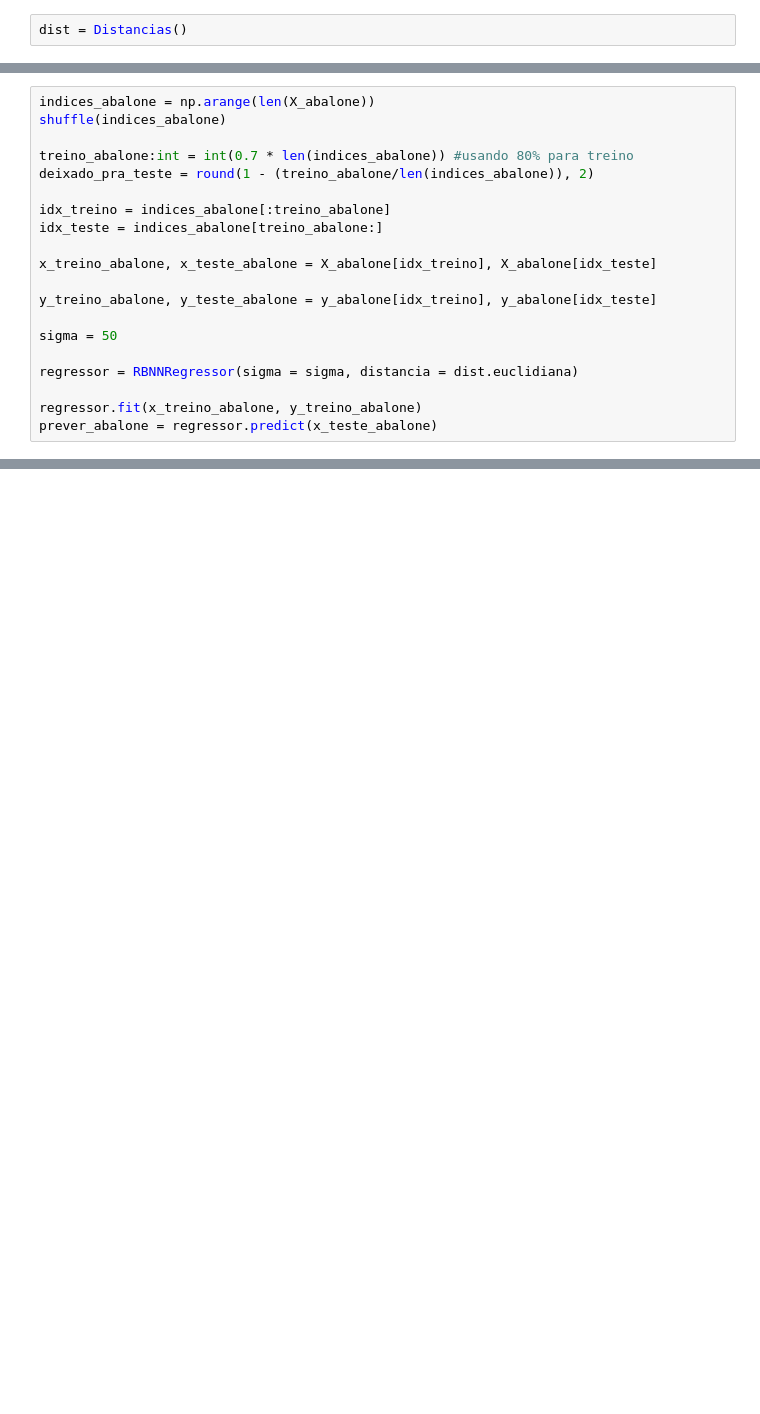
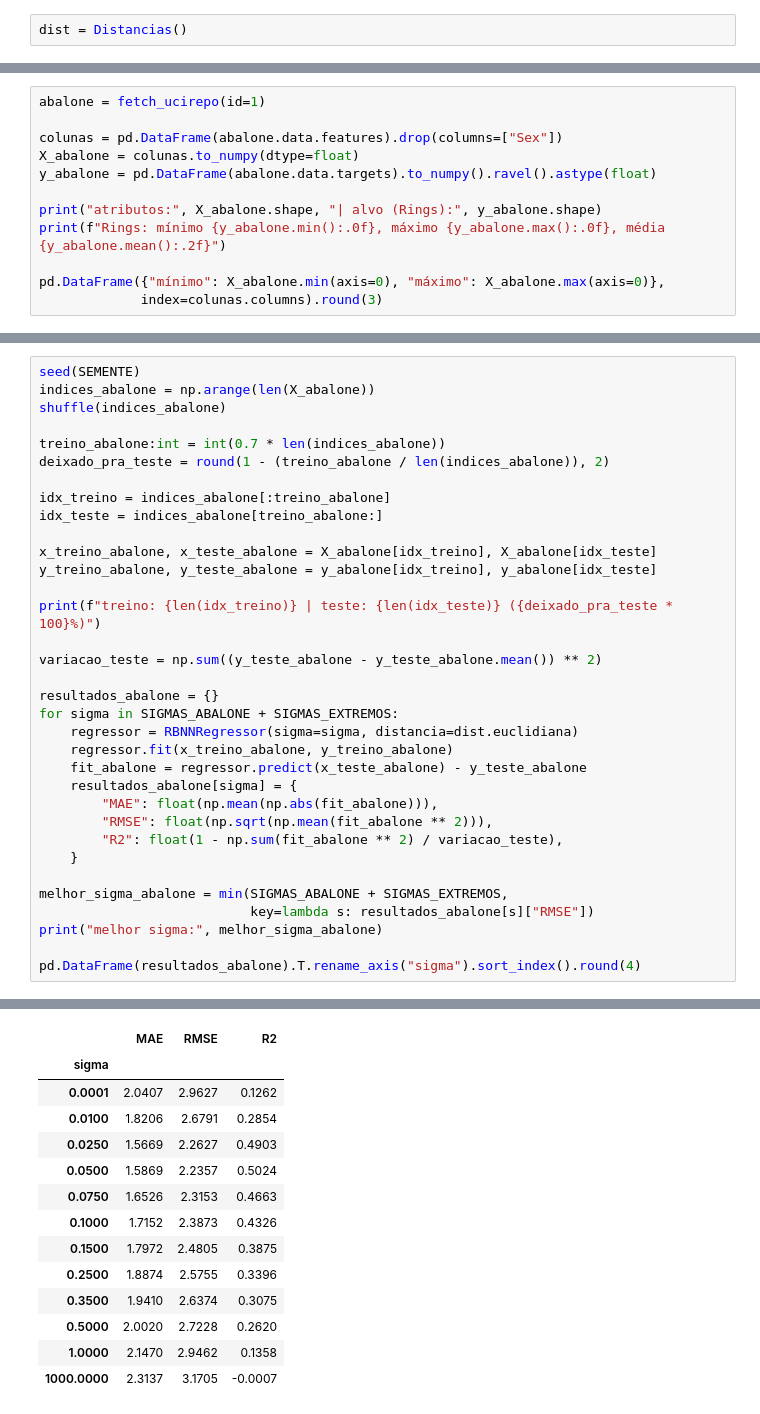
Before and after one commit to Teus-Andrezana/Trabalho-RBNN, a Jupyter notebook: main.ipynb, the cells around one changed output, grey strips where cells are left out. Saved outputs shown, nothing was run; the diff lists cells and outputs as text; blank space fills up the shorter version.

Commit message:
Realizei as análises na base abalone

```diff
--- a/main.ipynb
+++ b/main.ipynb
@@ -238,0 +216,12 @@ y_abalone =  pd.DataFrame(abalone.data.targets).to_numpy().ravel()
+# %%
+abalone = fetch_ucirepo(id=1)
+
+colunas = pd.DataFrame(abalone.data.features).drop(columns=["Sex"])
+X_abalone = colunas.to_numpy(dtype=float)
+y_abalone = pd.DataFrame(abalone.data.targets).to_numpy().ravel().astype(float)
+
+print("atributos:", X_abalone.shape, "| alvo (Rings):", y_abalone.shape)
+print(f"Rings: mínimo {y_abalone.min():.0f}, máximo {y_abalone.max():.0f}, média {y_abalone.mean():.2f}")
+
+pd.DataFrame({"mínimo": X_abalone.min(axis=0), "máximo": X_abalone.max(axis=0)},
+             index=colunas.columns).round(3)
@@ -239,20 +239,35 @@ y_abalone =  pd.DataFrame(abalone.data.targets).to_numpy().ravel()
 # %%
+seed(SEMENTE)
 indices_abalone = np.arange(len(X_abalone))
 shuffle(indices_abalone)
 
-treino_abalone:int = int(0.7 * len(indices_abalone)) #usando 80% para treino
-deixado_pra_teste = round(1 - (treino_abalone/len(indices_abalone)), 2)
+treino_abalone:int = int(0.7 * len(indices_abalone))
+deixado_pra_teste = round(1 - (treino_abalone / len(indices_abalone)), 2)
 
 idx_treino = indices_abalone[:treino_abalone]
 idx_teste = indices_abalone[treino_abalone:]
 
 x_treino_abalone, x_teste_abalone = X_abalone[idx_treino], X_abalone[idx_teste]
-
 y_treino_abalone, y_teste_abalone = y_abalone[idx_treino], y_abalone[idx_teste]
 
-sigma = 50
+print(f"treino: {len(idx_treino)} | teste: {len(idx_teste)} ({deixado_pra_teste * 100}%)")
 
-regressor = RBNNRegressor(sigma = sigma, distancia = dist.euclidiana)
+variacao_teste = np.sum((y_teste_abalone - y_teste_abalone.mean()) ** 2)
 
-regressor.fit(x_treino_abalone, y_treino_abalone)
-prever_abalone = regressor.predict(x_teste_abalone)
+resultados_abalone = {}
+for sigma in SIGMAS_ABALONE + SIGMAS_EXTREMOS:
+    regressor = RBNNRegressor(sigma=sigma, distancia=dist.euclidiana)
+    regressor.fit(x_treino_abalone, y_treino_abalone)
+    fit_abalone = regressor.predict(x_teste_abalone) - y_teste_abalone
+    resultados_abalone[sigma] = {
+        "MAE": float(np.mean(np.abs(fit_abalone))),
+        "RMSE": float(np.sqrt(np.mean(fit_abalone ** 2))),
+        "R2": float(1 - np.sum(fit_abalone ** 2) / variacao_teste),
+    }
+
+melhor_sigma_abalone = min(SIGMAS_ABALONE + SIGMAS_EXTREMOS,
+                           key=lambda s: resultados_abalone[s]["RMSE"])
+print("melhor sigma:", melhor_sigma_abalone)
+
+pd.DataFrame(resultados_abalone).T.rename_axis("sigma").sort_index().round(4)
+# %% [output]
@@ -258,0 +276,14 @@ prever_abalone = regressor.predict(x_teste_abalone)
+|  | MAE | RMSE | R2 |
+| sigma |  |  |  |
+| 0.0001 | 2.0407 | 2.9627 | 0.1262 |
+| 0.0100 | 1.8206 | 2.6791 | 0.2854 |
+| 0.0250 | 1.5669 | 2.2627 | 0.4903 |
+| 0.0500 | 1.5869 | 2.2357 | 0.5024 |
+| 0.0750 | 1.6526 | 2.3153 | 0.4663 |
+| 0.1000 | 1.7152 | 2.3873 | 0.4326 |
+| 0.1500 | 1.7972 | 2.4805 | 0.3875 |
+| 0.2500 | 1.8874 | 2.5755 | 0.3396 |
+| 0.3500 | 1.9410 | 2.6374 | 0.3075 |
+| 0.5000 | 2.0020 | 2.7228 | 0.2620 |
+| 1.0000 | 2.1470 | 2.9462 | 0.1358 |
+| 1000.0000 | 2.3137 | 3.1705 | -0.0007 |
```
Also changed, not shown: parts of 37 cells of this notebook.
